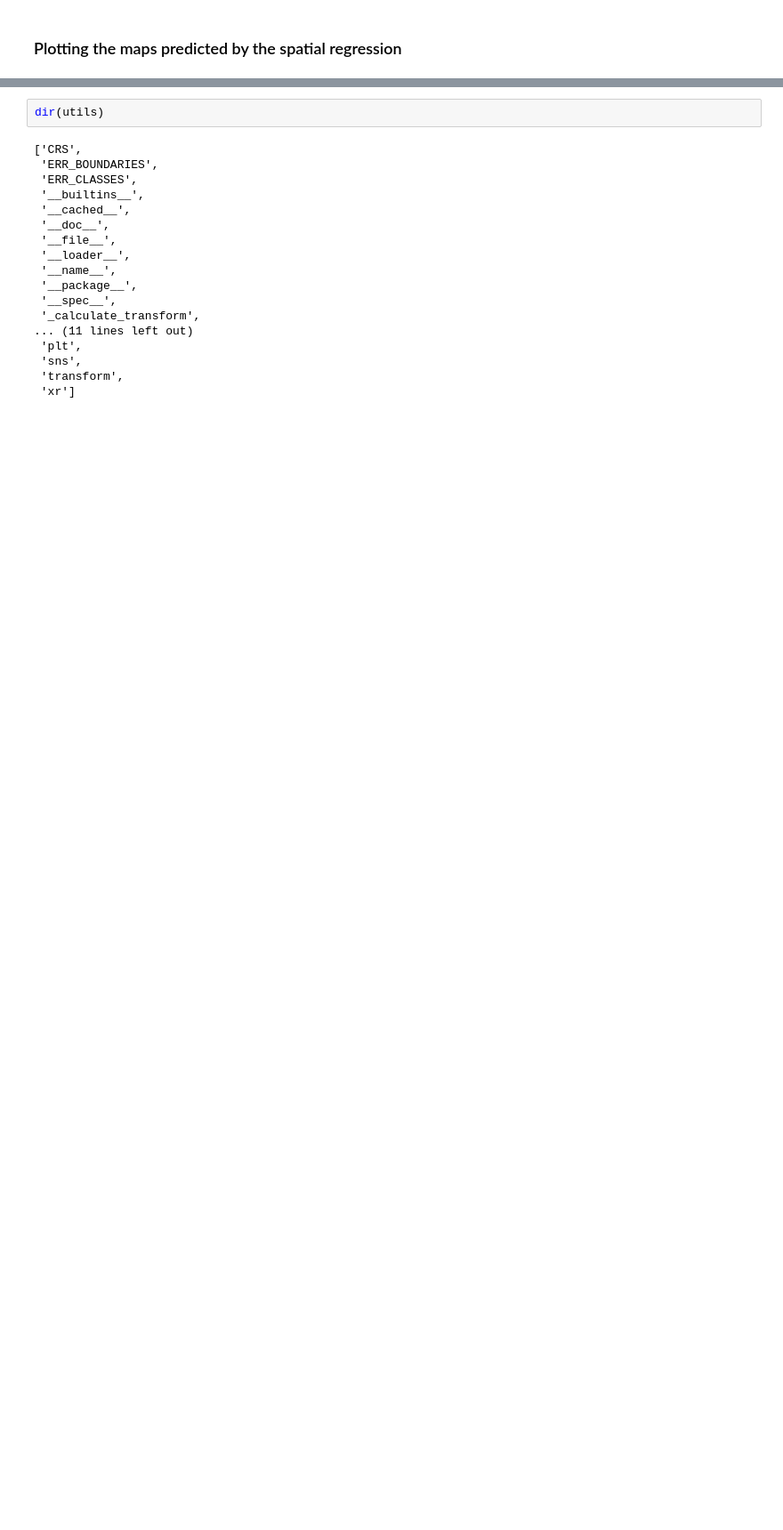
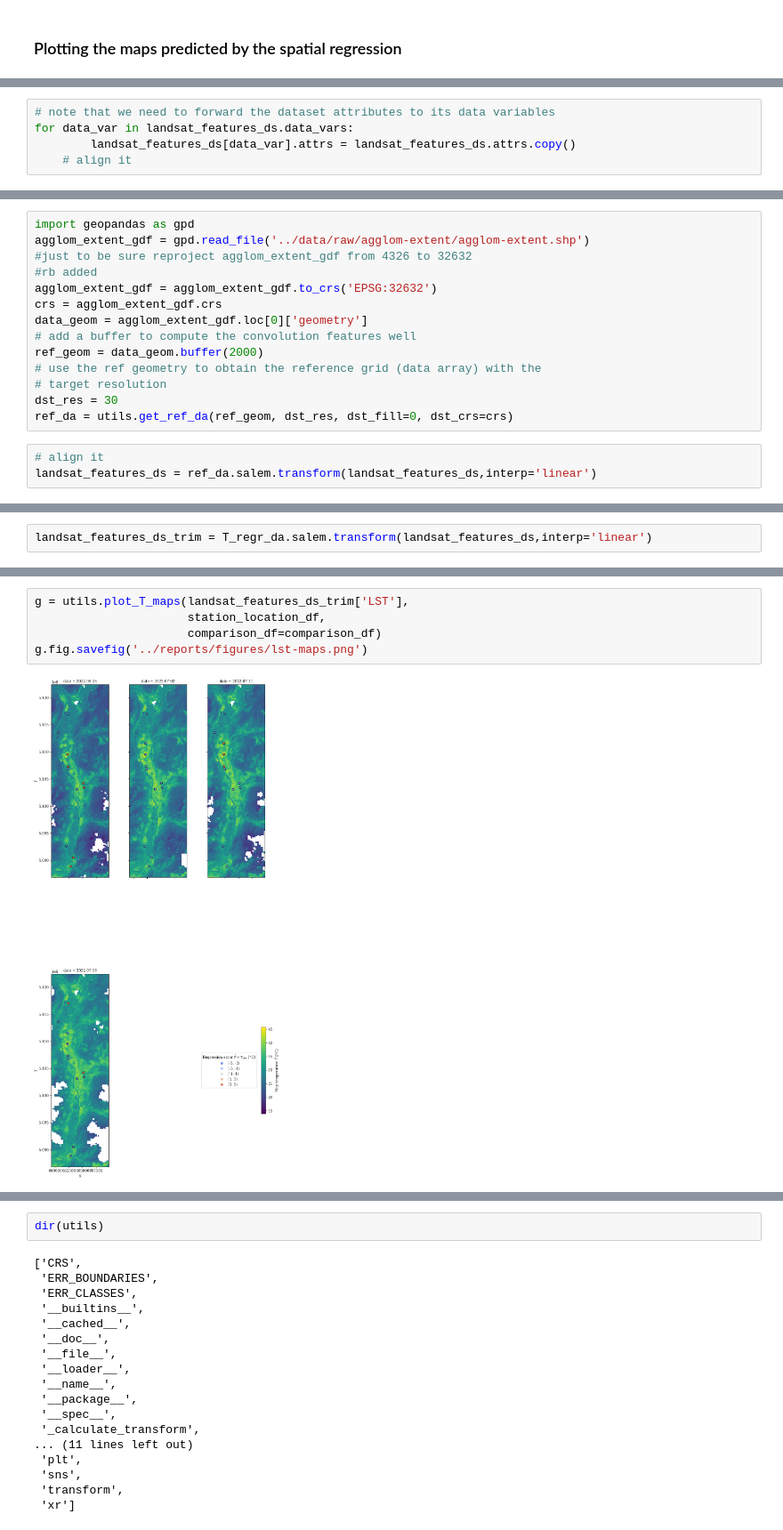
Before and after one commit to rbeber/tn_uhi, a Jupyter notebook: notebooks/spatial-regression.ipynb, the cells around one changed output, grey strips where cells are left out. Shown at 89% size. Saved outputs shown, nothing was run; the diff lists cells and outputs as text; blank space fills up the shorter version.

```diff
--- a/notebooks/spatial-regression.ipynb
+++ b/notebooks/spatial-regression.ipynb
@@ -309,0 +363,5 @@ make: Leaving directory '/home/beber/fbk_sandbox/swiss_uhi/tn_uhi'
+# %%
+# note that we need to forward the dataset attributes to its data variables
+for data_var in landsat_features_ds.data_vars:
+        landsat_features_ds[data_var].attrs = landsat_features_ds.attrs.copy()
+    # align it
@@ -309,0 +383,17 @@ make: Leaving directory '/home/beber/fbk_sandbox/swiss_uhi/tn_uhi'
+# %%
+import geopandas as gpd
+agglom_extent_gdf = gpd.read_file('../data/raw/agglom-extent/agglom-extent.shp')
+#just to be sure reproject agglom_extent_gdf from 4326 to 32632
+#rb added
+agglom_extent_gdf = agglom_extent_gdf.to_crs('EPSG:32632')
+crs = agglom_extent_gdf.crs
+data_geom = agglom_extent_gdf.loc[0]['geometry']
+# add a buffer to compute the convolution features well
+ref_geom = data_geom.buffer(2000)
+# use the ref geometry to obtain the reference grid (data array) with the
+# target resolution
+dst_res = 30
+ref_da = utils.get_ref_da(ref_geom, dst_res, dst_fill=0, dst_crs=crs)
+# %%
+# align it
+landsat_features_ds = ref_da.salem.transform(landsat_features_ds,interp='linear')
@@ -309,0 +415,2 @@ make: Leaving directory '/home/beber/fbk_sandbox/swiss_uhi/tn_uhi'
+# %%
+landsat_features_ds_trim = T_regr_da.salem.transform(landsat_features_ds,interp='linear')
@@ -309,0 +432,7 @@ make: Leaving directory '/home/beber/fbk_sandbox/swiss_uhi/tn_uhi'
+# %%
+g = utils.plot_T_maps(landsat_features_ds_trim['LST'],
+                      station_location_df,
+                      comparison_df=comparison_df)
+g.fig.savefig('../reports/figures/lst-maps.png')
+# %% [output]
+[figure, added]
```
Also changed, not shown: parts of 50 cells of this notebook, 2 other files.
